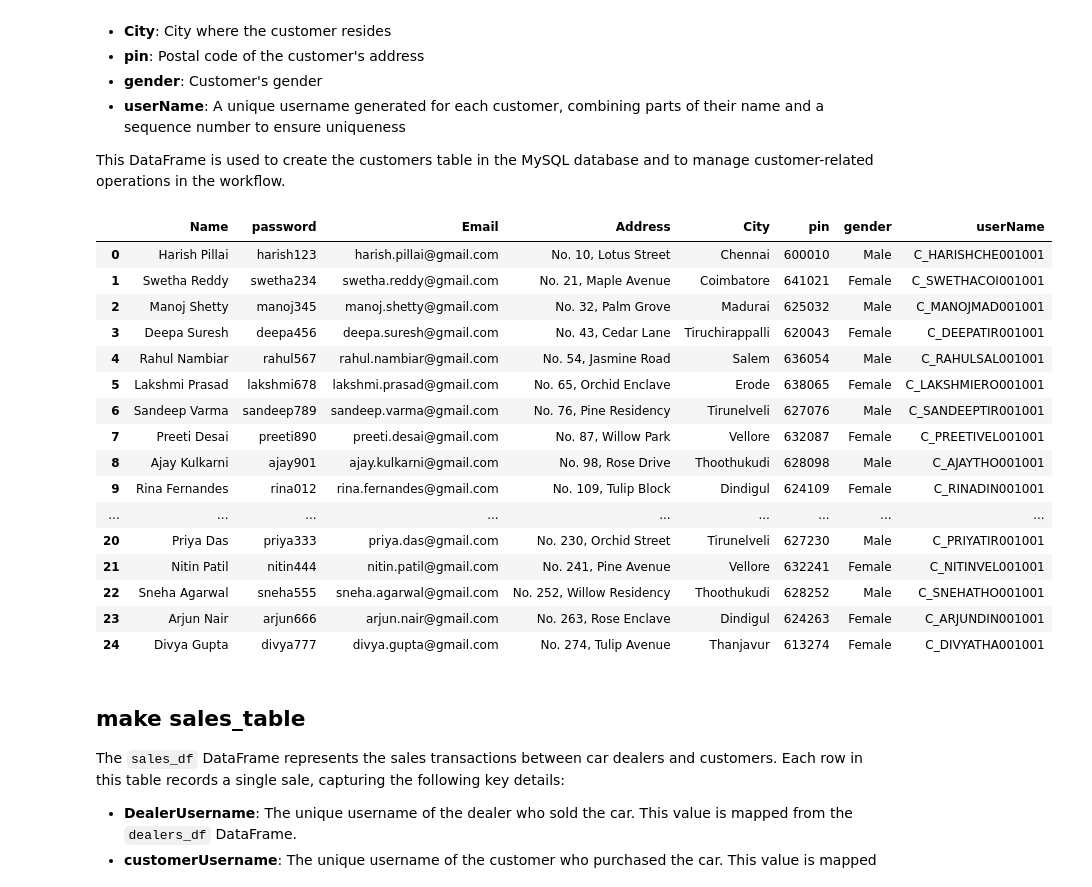
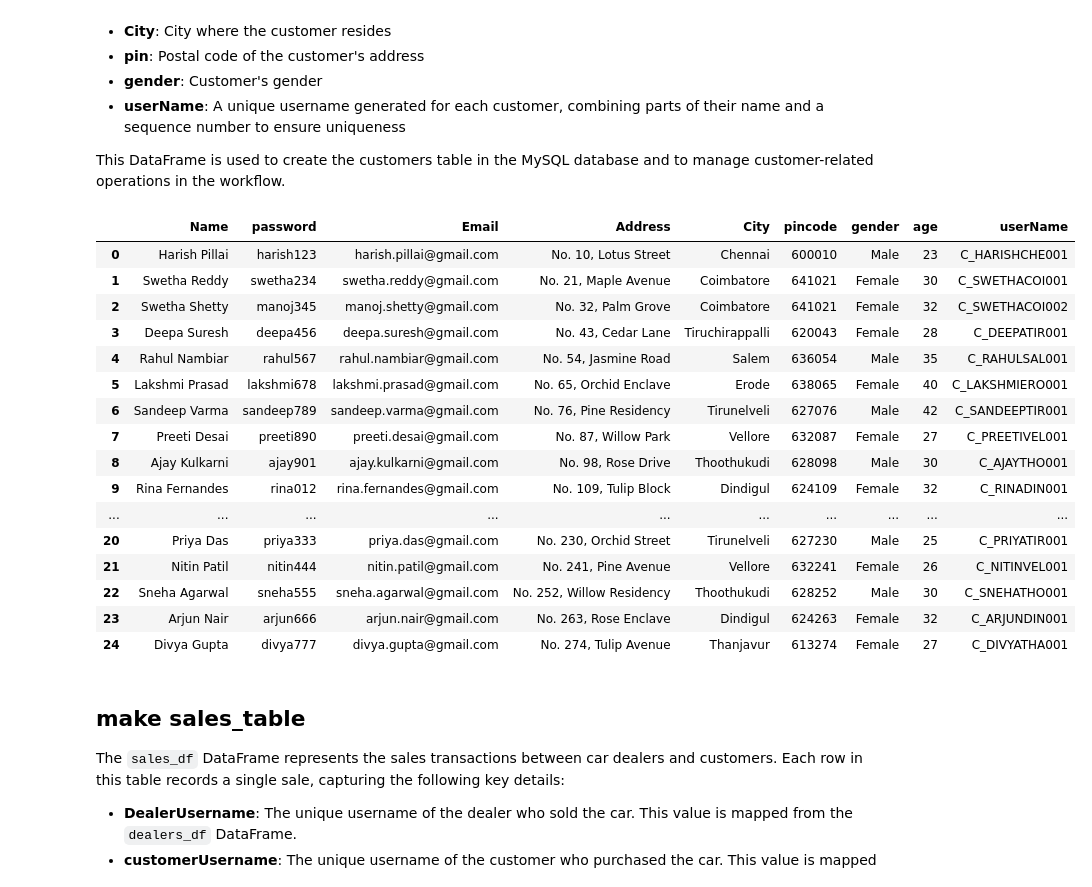
Before and after one commit to Hyperstrom/Velocity-Vehicles_DB, a Jupyter notebook: MakeDBSchema.ipynb, the cells around one changed output. Cells and saved outputs as stored; diff of their text form; code cells hidden in the pictures.

Commit message:
make some field name change in the DB

```diff
--- a/MakeDBSchema.ipynb
+++ b/MakeDBSchema.ipynb
@@ -380,7 +380,7 @@ dealers_data = {
         'Tirunelveli', 'Vellore', 'Thoothukudi', 'Dindigul', 'Thanjavur', 'Kanchipuram',
         'Karur', 'Namakkal', 'Theni', 'Sivakasi', 'Cuddalore', 'Tiruppur', 'Hosur', 'Nagercoil'
     ],
-    'pin': [
+    'pincode': [
         600001, 641001, 625001, 620001, 636001, 638001, 627001, 632001, 628001, 624001, 613001, 631501,
         639001, 637001, 625531, 626123, 607001, 641601, 635109, 629001
     ],
@@ -638,7 +638,7 @@ def generate_customer_usernames(df):
 # Create a DataFrame for 15 unique customers
 customers_data = {
     'Name': [
-        'Harish Pillai', 'Swetha Reddy', 'Manoj Shetty', 'Deepa Suresh', 'Rahul Nambiar',
+        'Harish Pillai', 'Swetha Reddy', 'Swetha Shetty', 'Deepa Suresh', 'Rahul Nambiar',
         'Lakshmi Prasad', 'Sandeep Varma', 'Preeti Desai', 'Ajay Kulkarni', 'Rina Fernandes',
         'Vivek Joshi', 'Meena Chatterjee', 'Sahil Kapoor', 'Tanvi Bansal', 'Yash Mehra',
         'Anita Sharma', 'Rohit Verma', 'Kiran Rao', 'Sunita Menon', 'Amitabh Singh',
@@ -673,57 +673,58 @@ customers_data = {
         'No. 241, Pine Avenue', 'No. 252, Willow Residency', 'No. 263, Rose Enclave',
         'No. 274, Tulip Avenue'
     ],
     'City': [
-        'Chennai', 'Coimbatore', 'Madurai', 'Tiruchirappalli', 'Salem',
+        'Chennai', 'Coimbatore', 'Coimbatore', 'Tiruchirappalli', 'Salem',
         'Erode', 'Tirunelveli', 'Vellore', 'Thoothukudi', 'Dindigul',
         'Thanjavur', 'Kanchipuram', 'Chennai', 'Chennai', 'Chennai',
         'Coimbatore', 'Madurai', 'Tiruchirappalli', 'Salem', 'Erode',
         'Tirunelveli', 'Vellore', 'Thoothukudi', 'Dindigul', 'Thanjavur'
     ],
-    'pin': [
-        600010, 641021, 625032, 620043, 636054, 638065, 627076, 632087,
+    'pincode': [
+        600010, 641021, 641021, 620043, 636054, 638065, 627076, 632087,
         628098, 624109, 613120, 631131, 600142, 600153, 600164,
         641175, 625186, 620197, 636208, 638219, 627230, 632241, 628252,
         624263, 613274
     ],
     'gender': [
-        'Male', 'Female', 'Male', 'Female', 'Male',
+        'Male', 'Female', 'Female', 'Female', 'Male',
         'Female', 'Male', 'Female', 'Male', 'Female',
         'Male', 'Female', 'Male', 'Female', 'Male',
         'Female', 'Male', 'Female', 'Male', 'Female',
         'Male', 'Female', 'Male', 'Female', 'Female'
+    ],
+    'age':[
+        23,30,32,28,35,40,42,27,30,32,27,29,30,38,42,45,43,39,35,36,25,26,30,32,27
     ]
+
 }
 
 # Create the DataFrame
 customers_df = pd.DataFrame(customers_data)
 
 # Assign unique usernames
 customers_df['userName'] = generate_customer_usernames(customers_df)
 
-# Add sequence number for uniqueness
-customers_df['userName'] += (customers_df.groupby('userName').cumcount() + 1).astype(str).str.zfill(3)
-
 # Display the updated DataFrame
 customers_df
 # %% [output]
-|  | Name | password | Email | Address | City | pin | gender | userName |
-| 0 | Harish Pillai | harish123 | harish.pillai@gmail.com | No. 10, Lotus Street | Chennai | 600010 | Male | C_HARISHCHE001001 |
-| 1 | Swetha Reddy | swetha234 | swetha.reddy@gmail.com | No. 21, Maple Avenue | Coimbatore | 641021 | Female | C_SWETHACOI001001 |
-| 2 | Manoj Shetty | manoj345 | manoj.shetty@gmail.com | No. 32, Palm Grove | Madurai | 625032 | Male | C_MANOJMAD001001 |
-| 3 | Deepa Suresh | deepa456 | deepa.suresh@gmail.com | No. 43, Cedar Lane | Tiruchirappalli | 620043 | Female | C_DEEPATIR001001 |
-| 4 | Rahul Nambiar | rahul567 | rahul.nambiar@gmail.com | No. 54, Jasmine Road | Salem | 636054 | Male | C_RAHULSAL001001 |
-| 5 | Lakshmi Prasad | lakshmi678 | lakshmi.prasad@gmail.com | No. 65, Orchid Enclave | Erode | 638065 | Female | C_LAKSHMIERO001001 |
-| 6 | Sandeep Varma | sandeep789 | sandeep.varma@gmail.com | No. 76, Pine Residency | Tirunelveli | 627076 | Male | C_SANDEEPTIR001001 |
-| 7 | Preeti Desai | preeti890 | preeti.desai@gmail.com | No. 87, Willow Park | Vellore | 632087 | Female | C_PREETIVEL001001 |
-| 8 | Ajay Kulkarni | ajay901 | ajay.kulkarni@gmail.com | No. 98, Rose Drive | Thoothukudi | 628098 | Male | C_AJAYTHO001001 |
-| 9 | Rina Fernandes | rina012 | rina.fernandes@gmail.com | No. 109, Tulip Block | Dindigul | 624109 | Female | C_RINADIN001001 |
-| ... | ... | ... | ... | ... | ... | ... | ... | ... |
-| 20 | Priya Das | priya333 | priya.das@gmail.com | No. 230, Orchid Street | Tirunelveli | 627230 | Male | C_PRIYATIR001001 |
-| 21 | Nitin Patil | nitin444 | nitin.patil@gmail.com | No. 241, Pine Avenue | Vellore | 632241 | Female | C_NITINVEL001001 |
-| 22 | Sneha Agarwal | sneha555 | sneha.agarwal@gmail.com | No. 252, Willow Residency | Thoothukudi | 628252 | Male | C_SNEHATHO001001 |
-| 23 | Arjun Nair | arjun666 | arjun.nair@gmail.com | No. 263, Rose Enclave | Dindigul | 624263 | Female | C_ARJUNDIN001001 |
-| 24 | Divya Gupta | divya777 | divya.gupta@gmail.com | No. 274, Tulip Avenue | Thanjavur | 613274 | Female | C_DIVYATHA001001 |
+|  | Name | password | Email | Address | City | pincode | gender | age | userName |
+| 0 | Harish Pillai | harish123 | harish.pillai@gmail.com | No. 10, Lotus Street | Chennai | 600010 | Male | 23 | C_HARISHCHE001 |
+| 1 | Swetha Reddy | swetha234 | swetha.reddy@gmail.com | No. 21, Maple Avenue | Coimbatore | 641021 | Female | 30 | C_SWETHACOI001 |
+| 2 | Swetha Shetty | manoj345 | manoj.shetty@gmail.com | No. 32, Palm Grove | Coimbatore | 641021 | Female | 32 | C_SWETHACOI002 |
+| 3 | Deepa Suresh | deepa456 | deepa.suresh@gmail.com | No. 43, Cedar Lane | Tiruchirappalli | 620043 | Female | 28 | C_DEEPATIR001 |
+| 4 | Rahul Nambiar | rahul567 | rahul.nambiar@gmail.com | No. 54, Jasmine Road | Salem | 636054 | Male | 35 | C_RAHULSAL001 |
+| 5 | Lakshmi Prasad | lakshmi678 | lakshmi.prasad@gmail.com | No. 65, Orchid Enclave | Erode | 638065 | Female | 40 | C_LAKSHMIERO001 |
+| 6 | Sandeep Varma | sandeep789 | sandeep.varma@gmail.com | No. 76, Pine Residency | Tirunelveli | 627076 | Male | 42 | C_SANDEEPTIR001 |
+| 7 | Preeti Desai | preeti890 | preeti.desai@gmail.com | No. 87, Willow Park | Vellore | 632087 | Female | 27 | C_PREETIVEL001 |
+| 8 | Ajay Kulkarni | ajay901 | ajay.kulkarni@gmail.com | No. 98, Rose Drive | Thoothukudi | 628098 | Male | 30 | C_AJAYTHO001 |
+| 9 | Rina Fernandes | rina012 | rina.fernandes@gmail.com | No. 109, Tulip Block | Dindigul | 624109 | Female | 32 | C_RINADIN001 |
+| ... | ... | ... | ... | ... | ... | ... | ... | ... | ... |
+| 20 | Priya Das | priya333 | priya.das@gmail.com | No. 230, Orchid Street | Tirunelveli | 627230 | Male | 25 | C_PRIYATIR001 |
+| 21 | Nitin Patil | nitin444 | nitin.patil@gmail.com | No. 241, Pine Avenue | Vellore | 632241 | Female | 26 | C_NITINVEL001 |
+| 22 | Sneha Agarwal | sneha555 | sneha.agarwal@gmail.com | No. 252, Willow Residency | Thoothukudi | 628252 | Male | 30 | C_SNEHATHO001 |
+| 23 | Arjun Nair | arjun666 | arjun.nair@gmail.com | No. 263, Rose Enclave | Dindigul | 624263 | Female | 32 | C_ARJUNDIN001 |
+| 24 | Divya Gupta | divya777 | divya.gupta@gmail.com | No. 274, Tulip Avenue | Thanjavur | 613274 | Female | 27 | C_DIVYATHA001 |
 # %% [markdown]
 ## make sales_table
 
```
Also changed, not shown: parts of 15 cells of this notebook.
